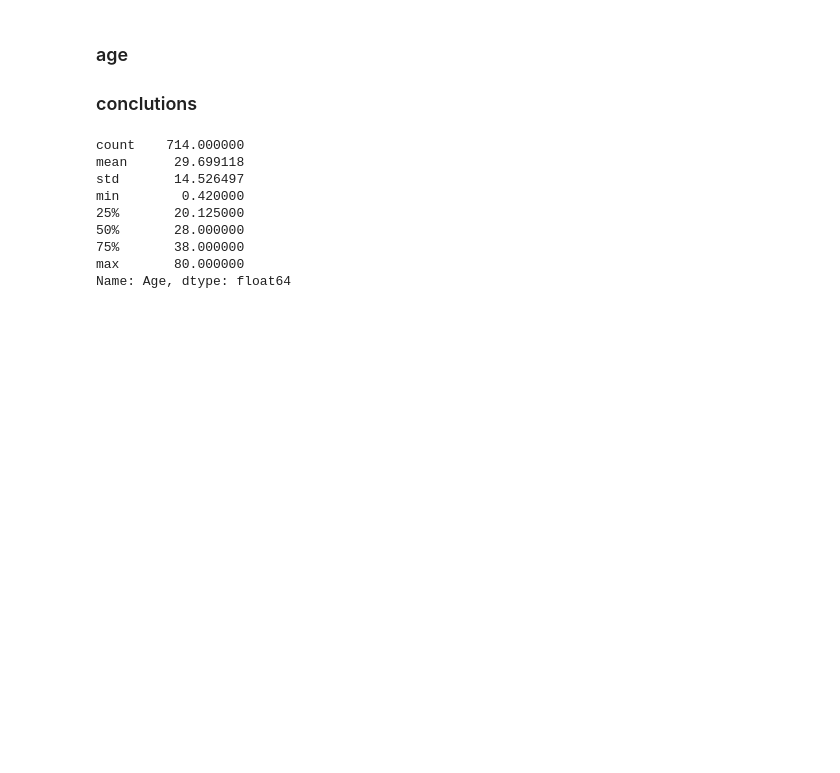
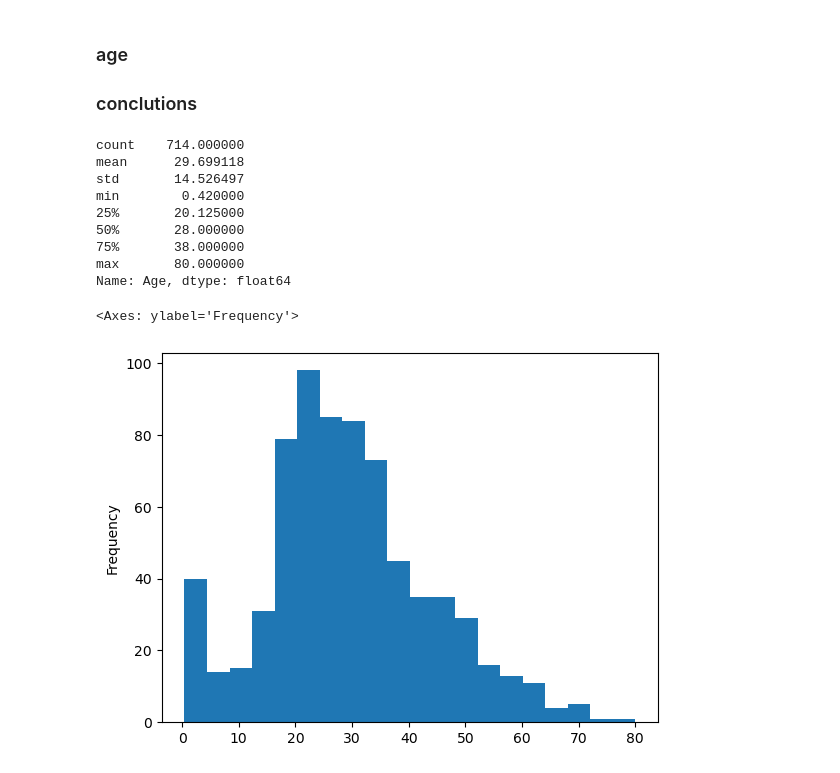
Before and after one commit to ipartzix/AI-ML-ENGINEERING-JOURNY, a Jupyter notebook: 10_Projects/02_Titanic_EDA_Project/notebooks/eda_analysis.ipynb, the cells around one changed output. Cells and saved outputs as stored; diff of their text form; code cells hidden in the pictures; blank space fills up the shorter version.

```diff
--- a/10_Projects/02_Titanic_EDA_Project/notebooks/eda_analysis.ipynb
+++ b/10_Projects/02_Titanic_EDA_Project/notebooks/eda_analysis.ipynb
@@ -41,3 +43,8 @@ min        0.420000
 75%       38.000000
 max       80.000000
 Name: Age, dtype: float64
+# %%
+df["Age"].plot(kind ="hist",bins =20)
+# %% [output]
+<Axes: ylabel='Frequency'>
+[figure, added]
```
Also changed, not shown: parts of 4 cells of this notebook.
